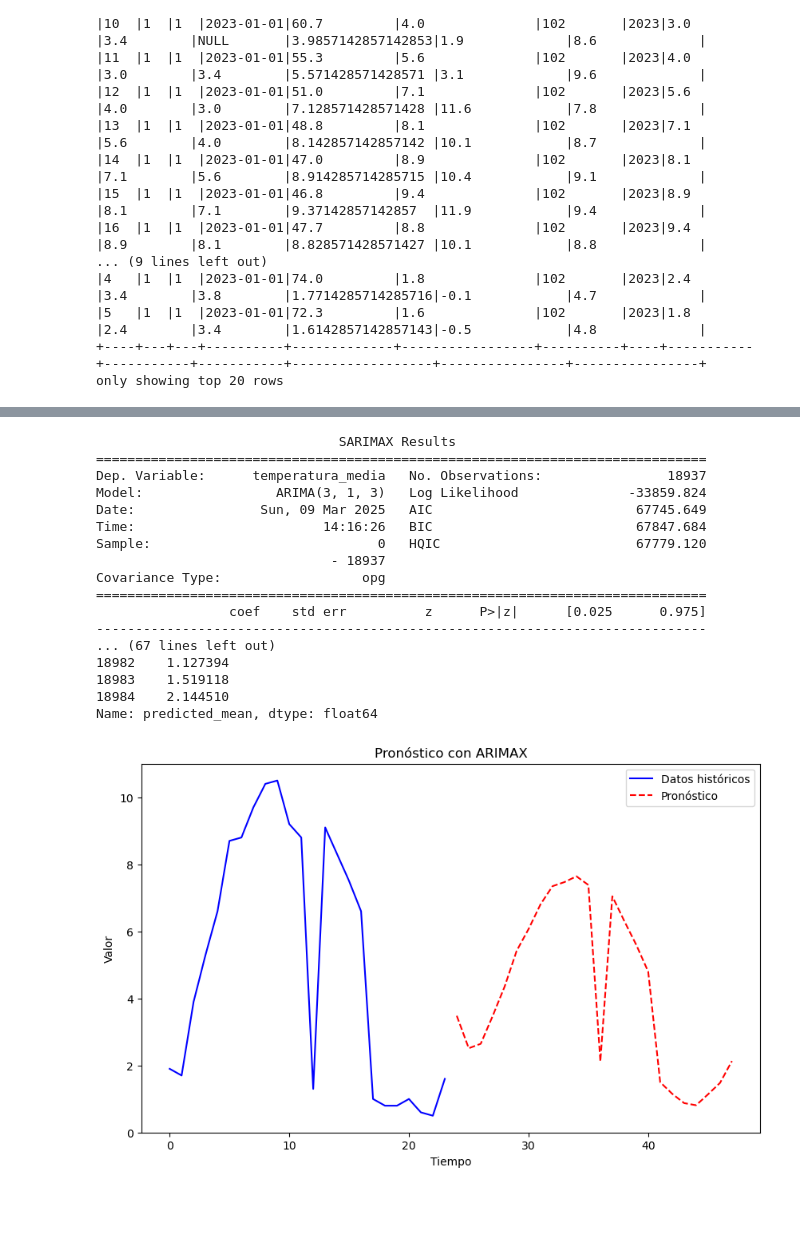
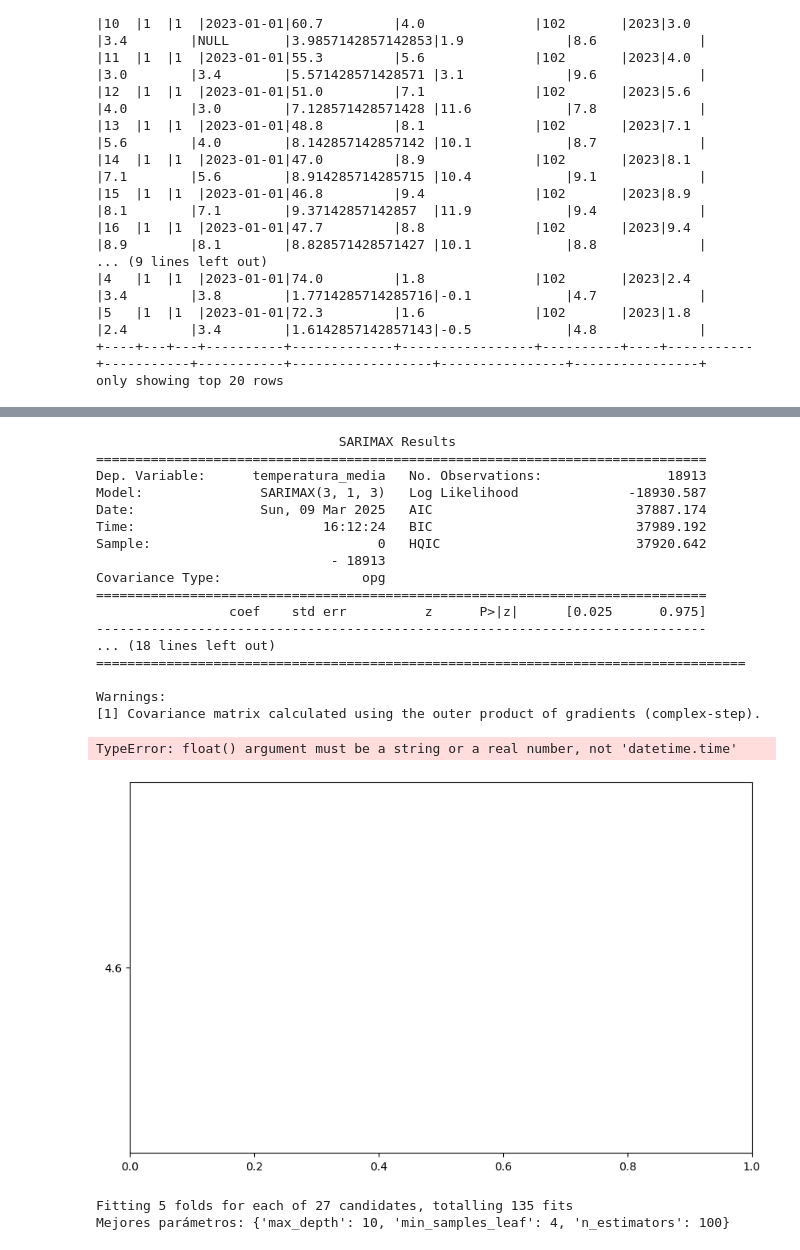
Before and after one commit to GamblerRunner/PrediccionMeteorologica, a Jupyter notebook: src/modeling/modeling_diario/temperatura.ipynb, the cells around one changed output, grey strips where cells are left out. Cells and saved outputs as stored; diff of their text form; code cells hidden in the pictures; blank space fills up the shorter version.

```diff
--- a/src/modeling/modeling_diario/temperatura.ipynb
+++ b/src/modeling/modeling_diario/temperatura.ipynb
@@ -163,18 +224,22 @@ def show_graphics(y, forecast):
 # Variables exógenas
 #exog_variables = ['temp_hora_1', 'temp_hora_2', 'temp_hora_3', 'temp_media_general', 'temp_min_general', 'temp_max_general']
 
-exog_variables = ['hora_sin', 'hora_cos', 'dia_sin', 'dia_cos', 'mes_sin', 'mes_cos']
+
 # Eliminar valores nulos o rellenar
 df_temps = df_pandas.dropna(subset=exog_variables + ['temperatura_media'])
-X = df_temps[exog_variables]
-y = df_temps['temperatura_media']
+X_train = train[exog_variables]
+y_train = train['temperatura_media']
+
+X_test = test[exog_variables]
+y_test = test['temperatura_media']
+
 
 # Asegurarse de que los datos sean numéricos
-X = X.astype(float)
-y = y.astype(float)
+X_train = X_train.astype(float)
+y_train = y_train.astype(float)
 # %%
-results = grid_search(y, X)
-results = sorted(results, key=lambda x: x[1])
-best_order, best_aic = results[0]
-
-print(f"\nMejor orden encontrado (temps): {best_order} con AIC: {best_aic}")
+#results = grid_search(y, X)
+#results = sorted(results, key=lambda x: x[1])
+#best_order, best_aic = results[0]
+best_order = (3, 1, 3)
+#print(f"\nMejor orden encontrado (temps): {best_order} con AIC: {best_aic}")
@@ -216,32 +246,47 @@ Mejor orden encontrado (temps): (3, 1, 3) con AIC: 67745.64886737682
 # %%
-best_model = ARIMA(y, exog=X, order=best_order)
+best_model = SARIMAX(y_train, exog=X_train, order=best_order, seasonal_order=(0, 0, 0, 12))
 best_result = best_model.fit()
 
 # Mostrar resumen del modelo
 print(best_result.summary())
-forecast = best_result.forecast(steps=48, exog=X.tail(48))
-
-# Mostrar resultados
-print(forecast)
 # %% [output]
                                SARIMAX Results
 ==============================================================================
-Dep. Variable:      temperatura_media   No. Observations:                18937
-Model:                 ARIMA(3, 1, 3)   Log Likelihood              -33859.824
-Date:                Sun, 09 Mar 2025   AIC                          67745.649
-Time:                        14:16:26   BIC                          67847.684
-Sample:                             0   HQIC                         67779.120
-                              - 18937
+Dep. Variable:      temperatura_media   No. Observations:                18913
+Model:               SARIMAX(3, 1, 3)   Log Likelihood              -18930.587
+Date:                Sun, 09 Mar 2025   AIC                          37887.174
+Time:                        16:12:24   BIC                          37989.192
+Sample:                             0   HQIC                         37920.642
+                              - 18913
 Covariance Type:                  opg
 ==============================================================================
                  coef    std err          z      P>|z|      [0.025      0.975]
 ------------------------------------------------------------------------------
-... (67 lines left out)
-18982    1.127394
-18983    1.519118
-18984    2.144510
-Name: predicted_mean, dtype: float64
+... (18 lines left out)
+===================================================================================
+
+Warnings:
+[1] Covariance matrix calculated using the outer product of gradients (complex-step).
-# %%
-show_graphics(y, forecast)
-# %% [output]
-[figure, removed]
+# %%
+forecast = best_result.forecast(steps=24, exog=X_train[-24:])
+# %%
+show_graphics_2(test, forecast)
+# %% [output]
+TypeError: float() argument must be a string or a real number, not 'datetime.time'
+[figure, added]
+# %%
+param_grid = {
+    'n_estimators': [50, 100, 200],
+    'max_depth': [10, 20, 30],
+    'min_samples_leaf': [1, 2, 4]
+}
+
+grid_search = GridSearchCV(estimator=RandomForestRegressor(random_state=42),
+                           param_grid=param_grid,
+                           cv=5, n_jobs=-1, verbose=2)
+grid_search.fit(X_train, y_train)
+
+print(f"Mejores parámetros: {grid_search.best_params_}")
+# %% [output]
+Fitting 5 folds for each of 27 candidates, totalling 135 fits
+Mejores parámetros: {'max_depth': 10, 'min_samples_leaf': 4, 'n_estimators': 100}
```
Also changed, not shown: parts of 14 cells of this notebook.
